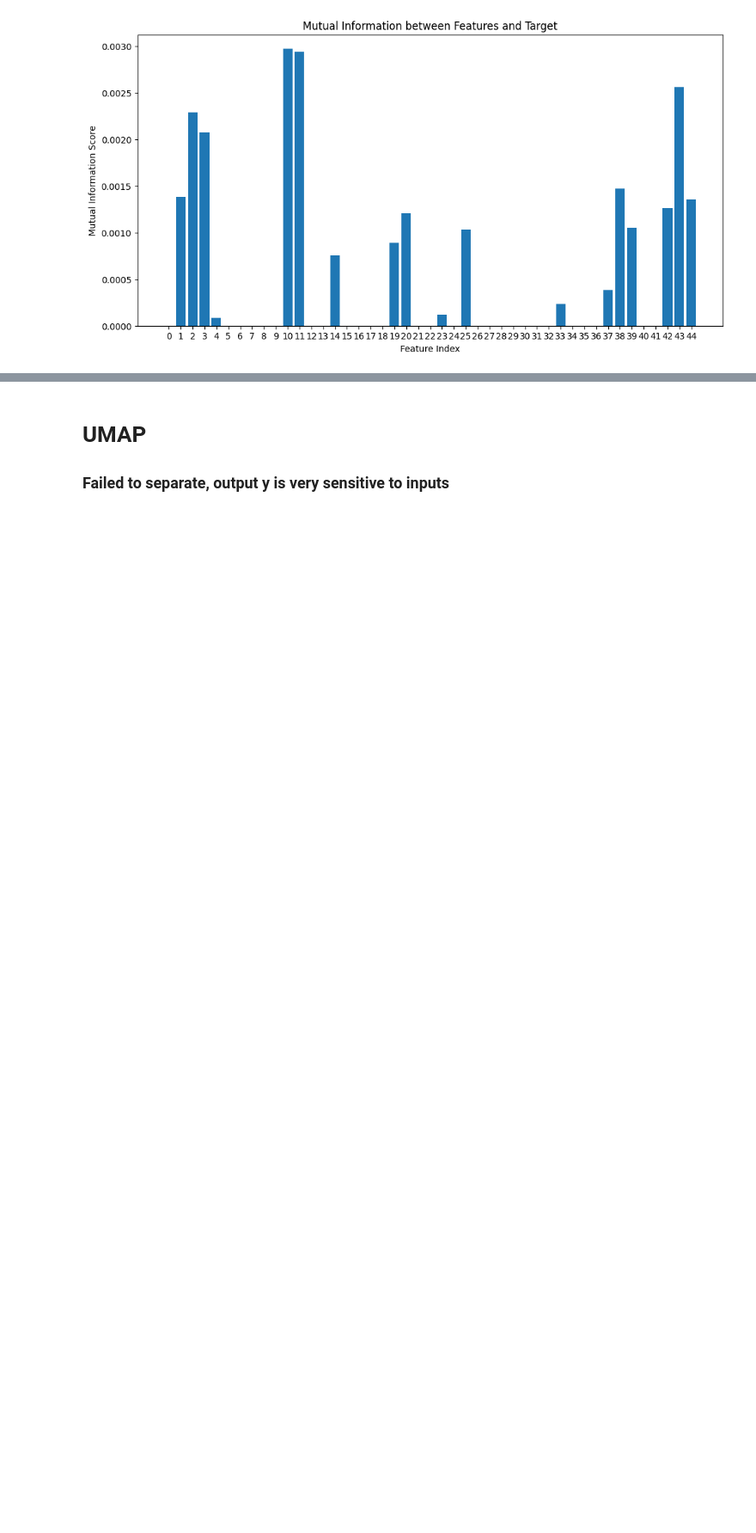
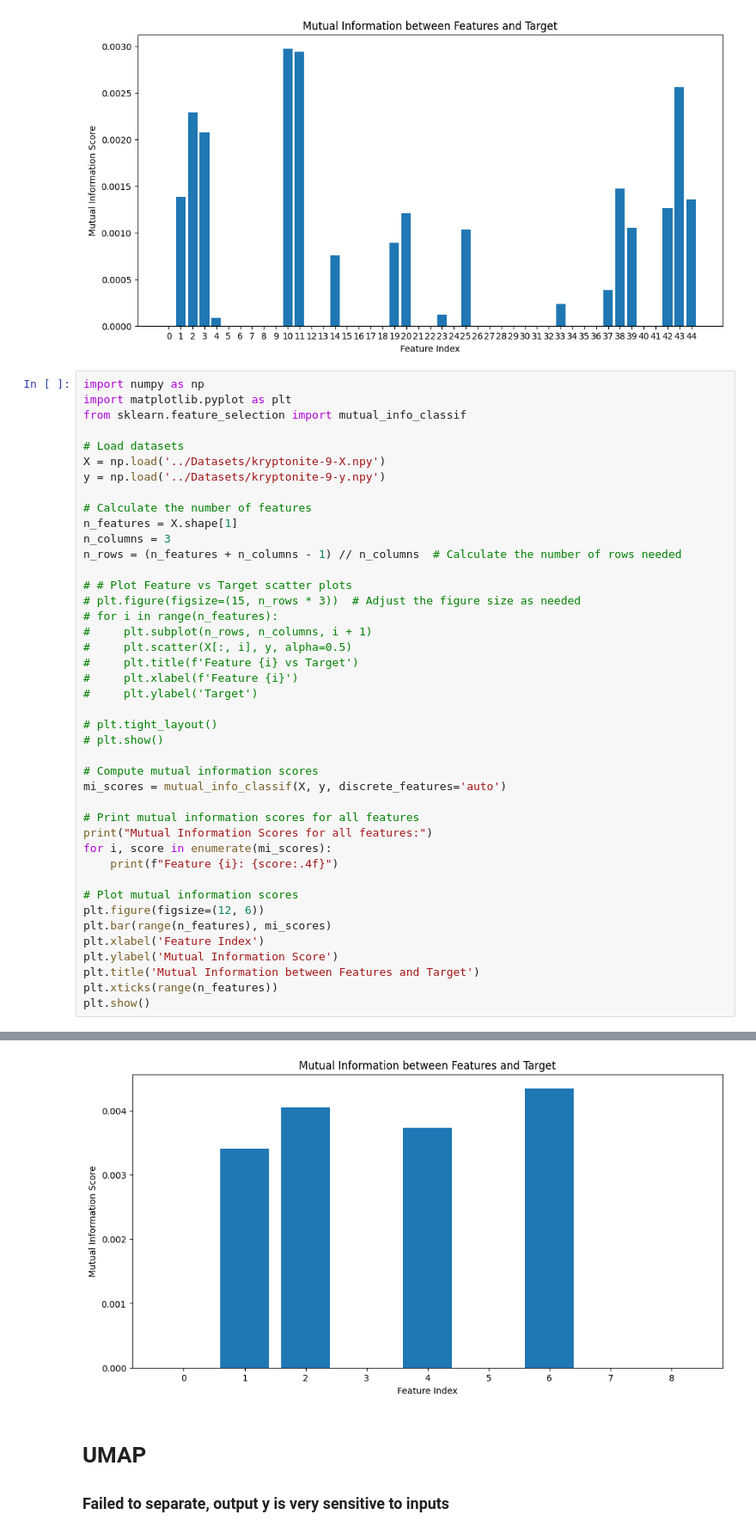
Before and after one commit to guyuxuan9/MML_coursework, a Jupyter notebook: archive/fourier.ipynb, the cells around one changed output, grey strips where cells are left out. Shown at 86% size. Saved outputs shown, nothing was run; the diff lists cells and outputs as text; blank space fills up the shorter version.

```diff
--- a/archive/fourier.ipynb
+++ b/archive/fourier.ipynb
@@ -122,3 +122,46 @@ plt.show()
 # %% [output]
 [figure]
 [figure]
+# %%
+import numpy as np
+import matplotlib.pyplot as plt
+from sklearn.feature_selection import mutual_info_classif
+
+# Load datasets
+X = np.load('../Datasets/kryptonite-9-X.npy')
+y = np.load('../Datasets/kryptonite-9-y.npy')
+
+# Calculate the number of features
+n_features = X.shape[1]
+n_columns = 3
+n_rows = (n_features + n_columns - 1) // n_columns  # Calculate the number of rows needed
+
+# # Plot Feature vs Target scatter plots
+# plt.figure(figsize=(15, n_rows * 3))  # Adjust the figure size as needed
+# for i in range(n_features):
+#     plt.subplot(n_rows, n_columns, i + 1)
+#     plt.scatter(X[:, i], y, alpha=0.5)
+#     plt.title(f'Feature {i} vs Target')
+#     plt.xlabel(f'Feature {i}')
+#     plt.ylabel('Target')
+
+# plt.tight_layout()
+# plt.show()
+
+# Compute mutual information scores
+mi_scores = mutual_info_classif(X, y, discrete_features='auto')
+
+# Print mutual information scores for all features
+print("Mutual Information Scores for all features:")
+for i, score in enumerate(mi_scores):
+    print(f"Feature {i}: {score:.4f}")
+
+# Plot mutual information scores
+plt.figure(figsize=(12, 6))
+plt.bar(range(n_features), mi_scores)
+plt.xlabel('Feature Index')
+plt.ylabel('Mutual Information Score')
+plt.title('Mutual Information between Features and Target')
+plt.xticks(range(n_features))
+plt.show()
+# %% [output]
@@ -125,3 +178,4 @@ plt.show()
+[figure, added]
 # %% [markdown]
 # UMAP
 ### Failed to separate, output y is very sensitive to inputs
```
Also changed, not shown: parts of 1 cell of this notebook, 3 other files.
